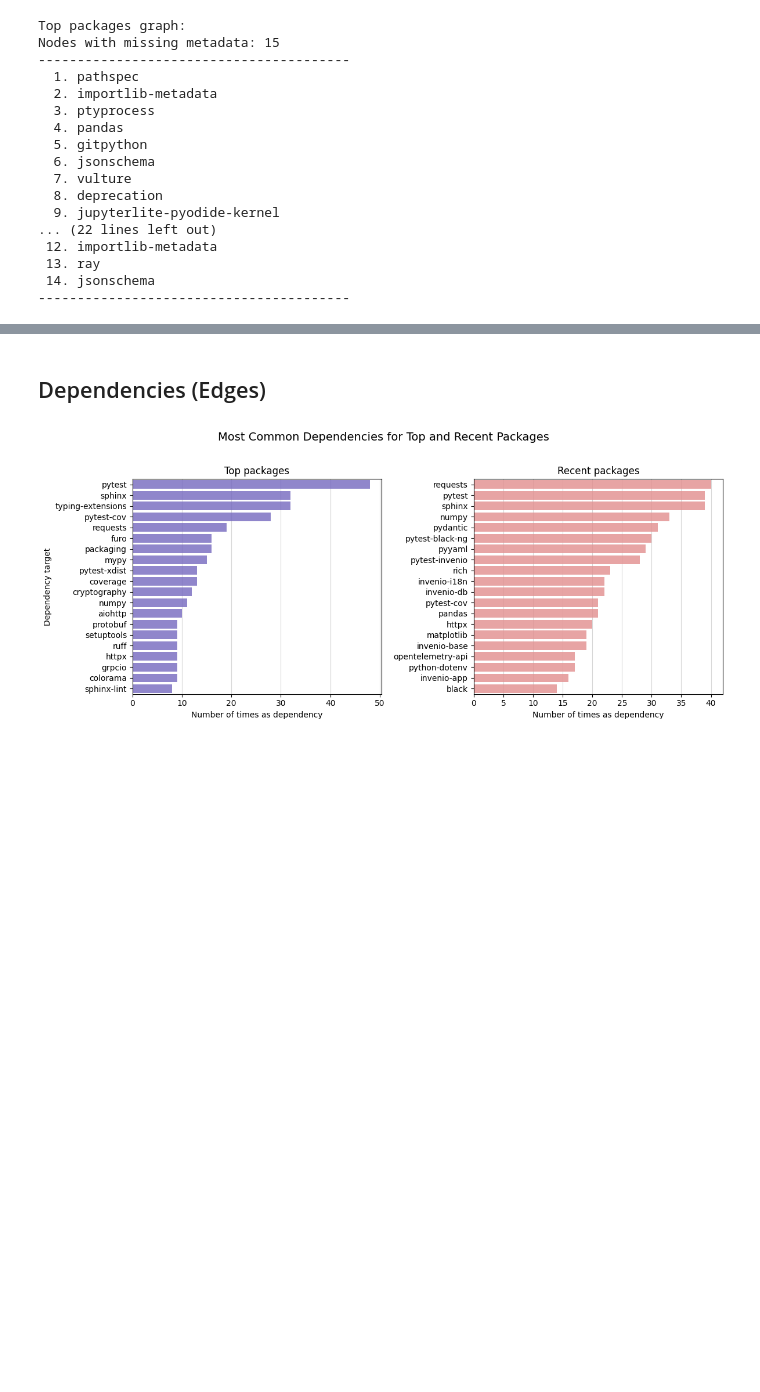
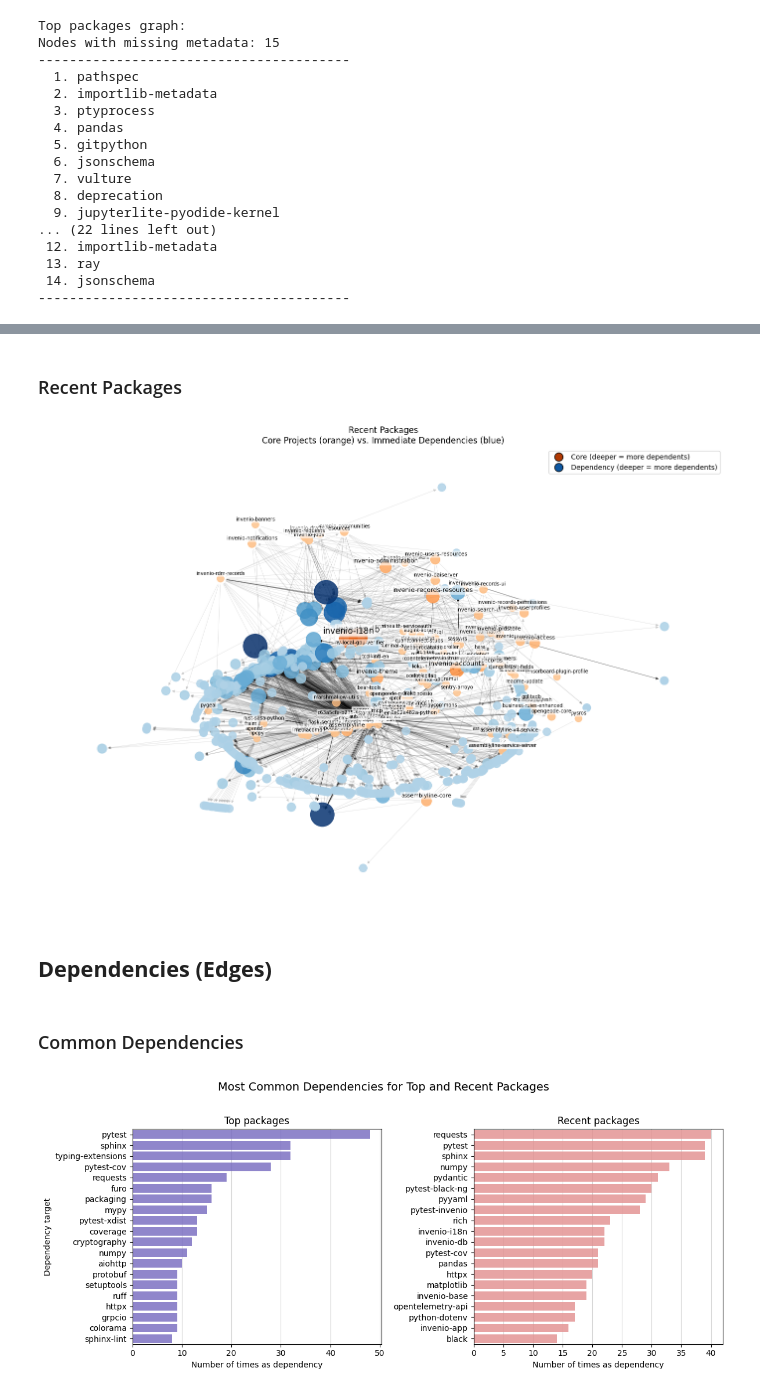
Before and after one commit to ericzander/pypi-anomaly-detection, a Jupyter notebook: notebooks/01_data_exploration.ipynb, the cells around one changed output, grey strips where cells are left out. Cells and saved outputs as stored; diff of their text form; code cells hidden in the pictures; blank space fills up the shorter version.

```diff
--- a/notebooks/01_data_exploration.ipynb
+++ b/notebooks/01_data_exploration.ipynb
@@ -33,31 +37,3 @@ def add_grid(ax, axis="x"):
-# %%
-def load_and_verify_graph(graph_name, graph_dir):
-    """Load a graph from a gpickle file and print its summary."""
-    gpickle_path = graph_dir / f"{graph_name}.gpickle"
-    edges_path = graph_dir / f"{graph_name}_edges.csv"
-
-    df_edges = pd.read_csv(edges_path)
-
-    with open(gpickle_path, "rb") as f:
-        G = pickle.load(f)
-
-    num_core_packages = G.graph.get("num_core_packages", "N/A")
-
-    # Print graph summary
-    print(f"Graph '{graph_name}':")
-    print(f"  {G.number_of_nodes():,} nodes")
-    print(f"  {num_core_packages} core packages")
-    print(f"  {G.number_of_edges():,} dependencies")
-    print(f"  directed={G.is_directed()}")
-    print("\nSample node metadata:")
-    for node, data in list(G.nodes(data=True))[:5]:
-        summary = ", ".join(f"{k}={v}" for k, v in list(data.items())[:3])
-        print(f"  {node}: {summary}")
-    print("\nSample edge metadata:")
-    for u, v, data in list(G.edges(data=True))[:5]:
-        summary = ", ".join(f"{k}={v_}" for k, v_ in data.items())
-        print(f"  {u} -> {v}: {summary}")
-    return G, df_edges #, df_nodes
 # %%
 GRAPH_DATA_DIR = Path("../data/graph")
 GRAPH_NAME = "graph_top_n200_20250717"
@@ -148,5 +225,13 @@ Nodes with missing metadata: 15
+# %% [markdown]
+### Recent Packages
+# %%
+plot_core_dependency_graph(G_recent, "Recent Packages\nCore Projects (orange) vs. Immediate Dependencies (blue)")
+# %% [output]
+[figure, added]
 # %% [markdown]
-## Dependencies (Edges)
+## **Dependencies (Edges)**
+# %% [markdown]
+### Common Dependencies
 # %%
 n = 20
 
```
Also changed, not shown: parts of 36 cells of this notebook, 6 other files.
